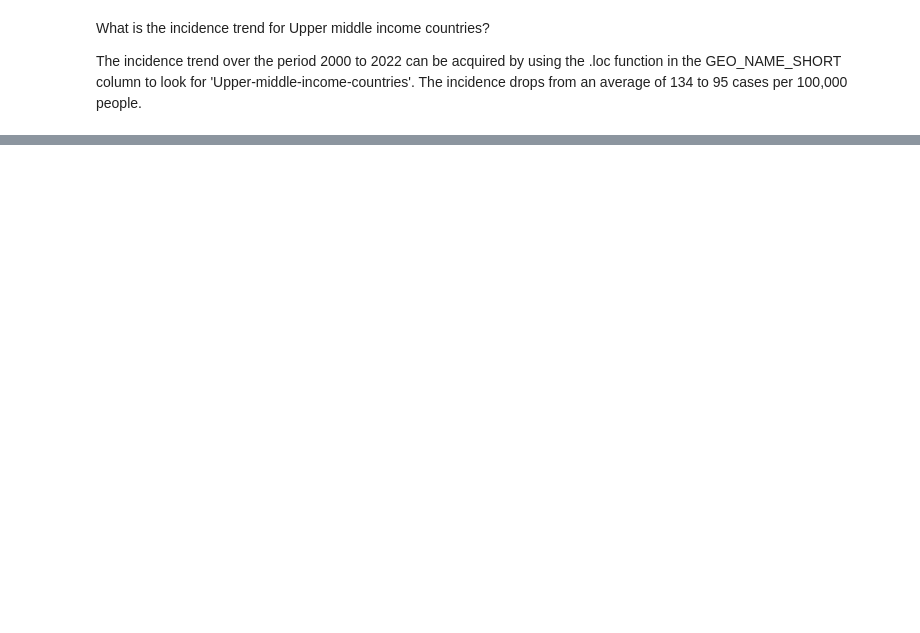
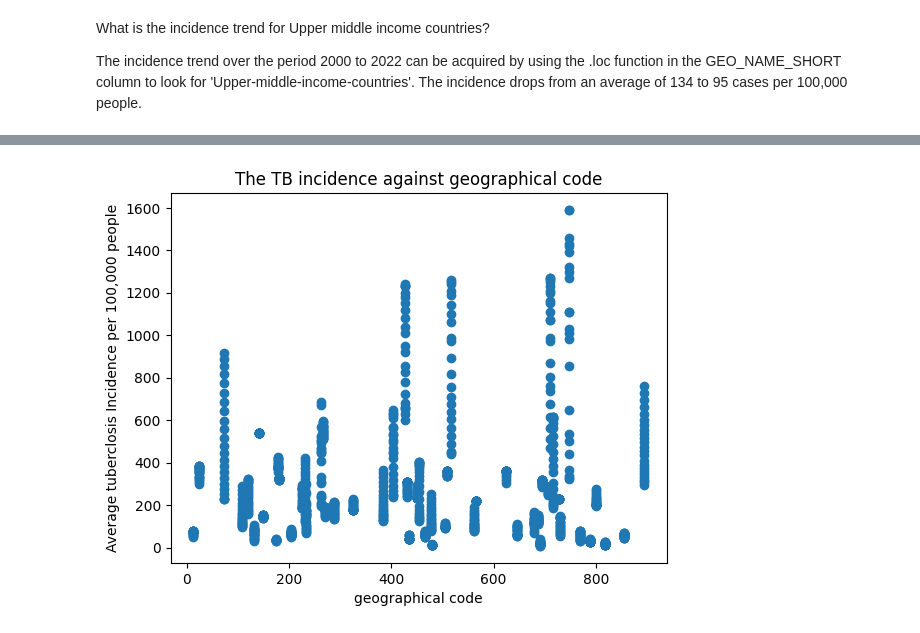
Before and after one commit to bamundagaaloyzius/MCS_7101-Machine-Learning-, a Jupyter notebook: Global_Tuberclosis_Incidence_Dataset.ipynb, the cells around one changed output, grey strips where cells are left out. Cells and saved outputs as stored; diff of their text form; code cells hidden in the pictures; blank space fills up the shorter version.

```diff
--- a/Global_Tuberclosis_Incidence_Dataset.ipynb
+++ b/Global_Tuberclosis_Incidence_Dataset.ipynb
@@ -302,0 +396,13 @@ Income.loc[Income['GEO_NAME_SHORT'] == 'Upper-middle-income economies']
+# %%
+import pandas as pd
+import matplotlib.pyplot as plt
+
+df = Africa
+
+plt.scatter(Africa.DIM_GEO_CODE_M49, Africa.RATE_PER_100000_N)
+plt.title('The TB incidence against geographical code')
+plt.xlabel('geographical code')
+plt.ylabel('Average tuberclosis Incidence per 100,000 people')
+plt.show()
+# %% [output]
+[figure, added]
```
Also changed, not shown: parts of 60 cells of this notebook.
